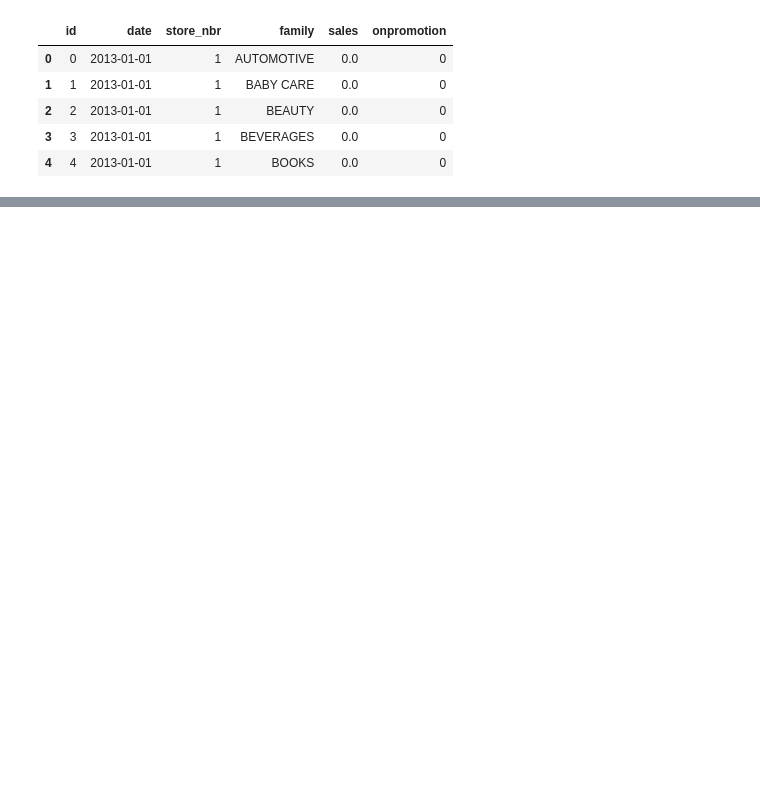
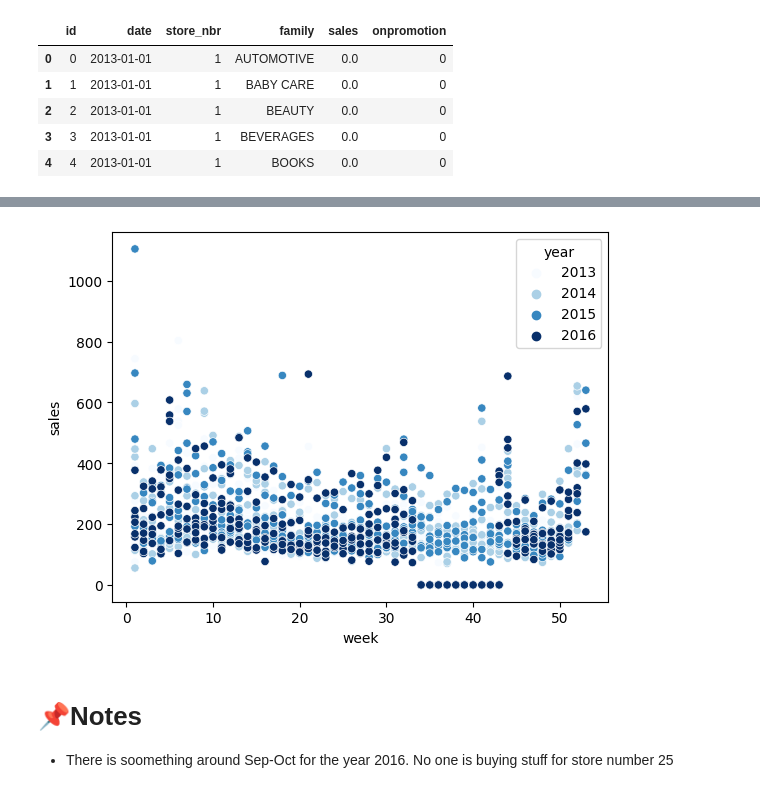
Before and after one commit to cmd-master/store-sales, a Jupyter notebook: notebookf8477daf80.ipynb, the cells around one changed output, grey strips where cells are left out. Saved outputs shown, nothing was run; the diff lists cells and outputs as text; code cells hidden in the pictures; blank space fills up the shorter version.

Commit message:
Kaggle Notebook | Store Sales | Version 2

```diff
--- a/notebookf8477daf80.ipynb
+++ b/notebookf8477daf80.ipynb
@@ -18,3 +31,19 @@ df.head()
 | 2 | 2 | 2013-01-01 | 1 | BEAUTY | 0.0 | 0 |
 | 3 | 3 | 2013-01-01 | 1 | BEVERAGES | 0.0 | 0 |
 | 4 | 4 | 2013-01-01 | 1 | BOOKS | 0.0 | 0 |
+# %%
+## Clean
+df['date'] = pd.to_datetime(df['date'])
+df['week'] = df['date'].dt.isocalendar().week
+df['year'] = df['date'].dt.year
+# %%
+## Organize
+target = 'sales'
+cat = [x for x in df.columns if df.dtypes[x] == 'object']
+num = [x for x in df.columns if df.dtypes[x] in ('int64', 'float64')]
+num.remove('id')
+num.remove('sales')
+# %%
+## train test split
+train = df.loc[df['date'].dt.year != 2017]
+test = df.loc[df['date'].dt.year == 2017]
@@ -20,0 +95,10 @@ df.head()
+# %%
+g = train.query('family == "MEATS" and store_nbr == 25')
+# g = g.loc[train['date'].dt.year == 2015]
+sns.scatterplot(g, x=g['week'], y=target, hue='year', palette='Blues');
+# g['date'].dt.date.values
+# %% [output]
+[figure, added]
+# %% [markdown]
+# 📌Notes
+- There is soomething around Sep-Oct for the year 2016. No one is buying stuff for store number 25
```
Also changed, not shown: parts of 7 cells of this notebook.
